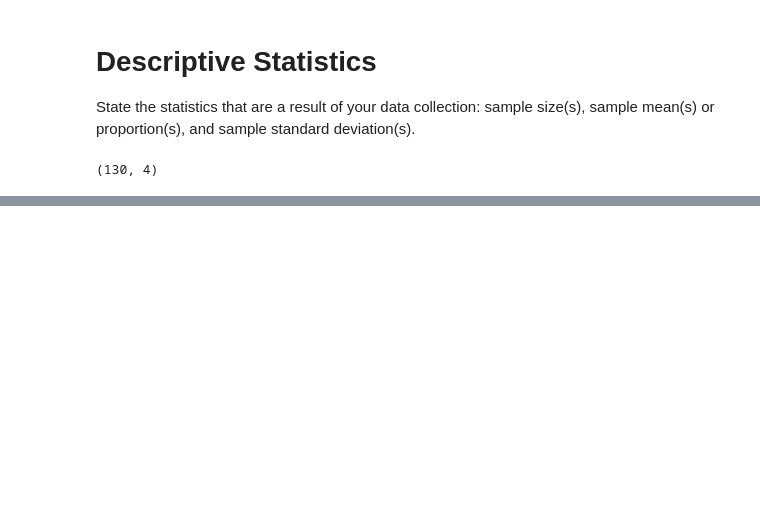
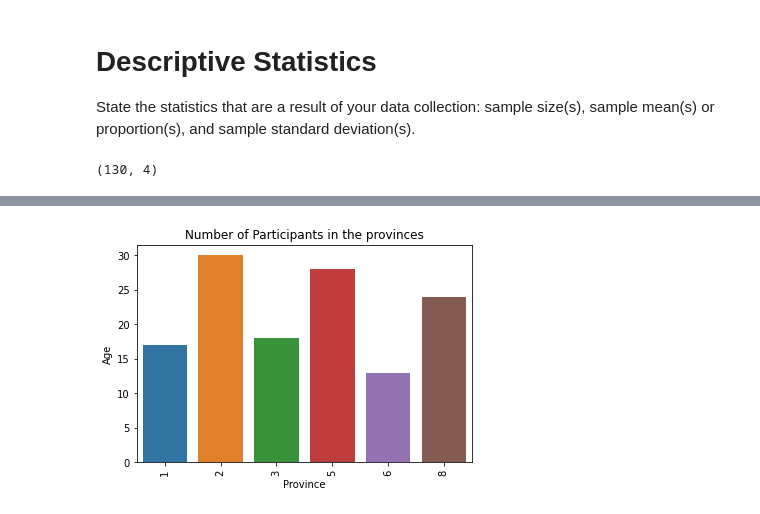
Before and after one commit to ch1b4d4/Python, a Jupyter notebook: Pvalues/group_work_30_Mar.ipynb, the cells around one changed output, grey strips where cells are left out. Cells and saved outputs as stored; diff of their text form; code cells hidden in the pictures; blank space fills up the shorter version.

```diff
--- a/Pvalues/group_work_30_Mar.ipynb
+++ b/Pvalues/group_work_30_Mar.ipynb
@@ -84,0 +121,14 @@ df.describe()
+# %%
+age = df['age']
+gender = df['gender']
+province = df['province']
+course = df['course']
+
+sns.countplot(age,  data = province)
+plt.title('Number of Participants in the provinces')
+plt.ylabel('Age')
+plt.xlabel('Province')
+plt.xticks(rotation = 90)
+plt.show();
+# %% [output]
+[figure, added]
```
Also changed, not shown: parts of 13 cells of this notebook.
